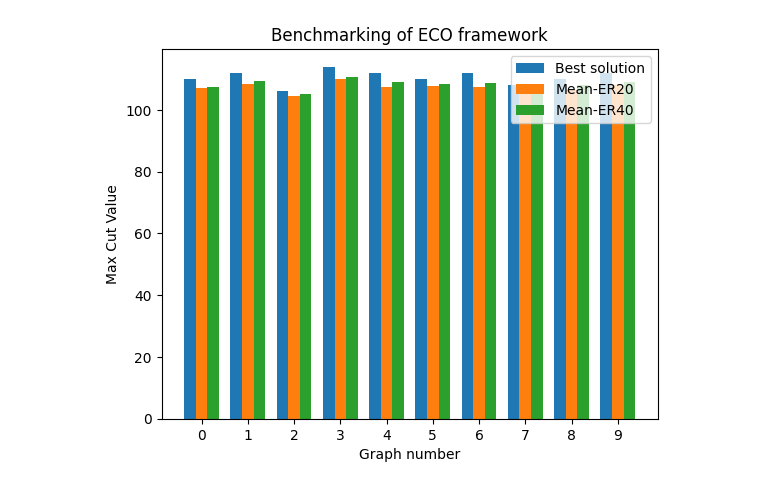
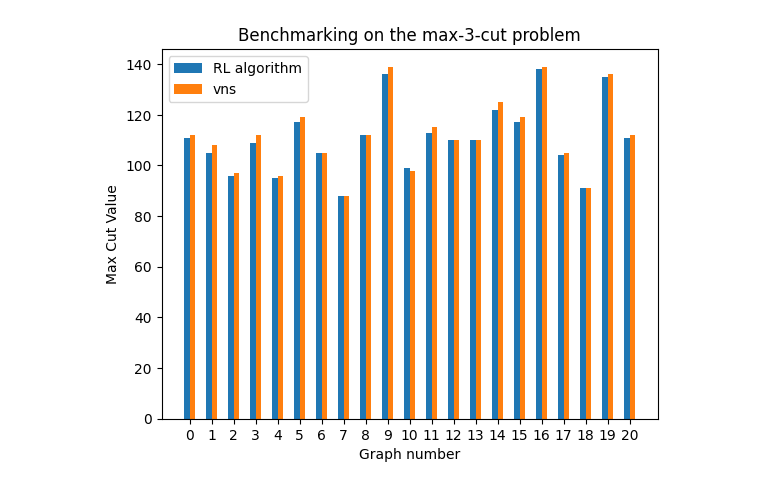
Before and after one commit to Gatorino/eco-dqn, a Jupyter notebook: plots.ipynb, the cells around one changed output. Saved outputs shown, nothing was run; the diff lists cells and outputs as text; code cells hidden in the pictures.

Commit message:
Updated plot data

```diff
--- a/plots.ipynb
+++ b/plots.ipynb
@@ -48,29 +95,28 @@ The current path is c:\Users\chaum\Desktop\DATAAI\Internship\eco-dqn\results/eco
 # %%
 import numpy as np
+import seaborn as sns
 import matplotlib.pyplot as plt
 
-# Set up the plot
 fig, ax = plt.subplots()
 
 # Set the bar width
 width = 0.25
 
 # Set the x-axis ticks
-x = np.arange(10)
+x = np.arange(21)
 
 # Plot the bars
-rects1 = ax.bar(x - width, original_solutions, width, label='Best solution')
-rects2 = ax.bar(x, er20_mean, width, label='Mean-ER20')
-rects3 = ax.bar(x + width, er40_mean, width, label='Mean-ER40')
+rects1 = ax.bar(x - width/2, network_cuts, width, label='RL algorithm')
+rects2 = ax.bar(x + width/2, vns_cuts, width, label='vns')
 
 # Add some labels and a legend
 ax.set_xlabel('Graph number')
 ax.set_ylabel('Max Cut Value')
-ax.set_title('Benchmarking of ECO framework')
+ax.set_title('Benchmarking on the max-3-cut problem')
 ax.set_xticks(x)
 ax.legend()
 
 # Show the plot
 plt.show()
 # %% [output]
-[figure, old version]
+[figure, new version]
```
Also changed, not shown: parts of 14 cells of this notebook, 1 other file.
